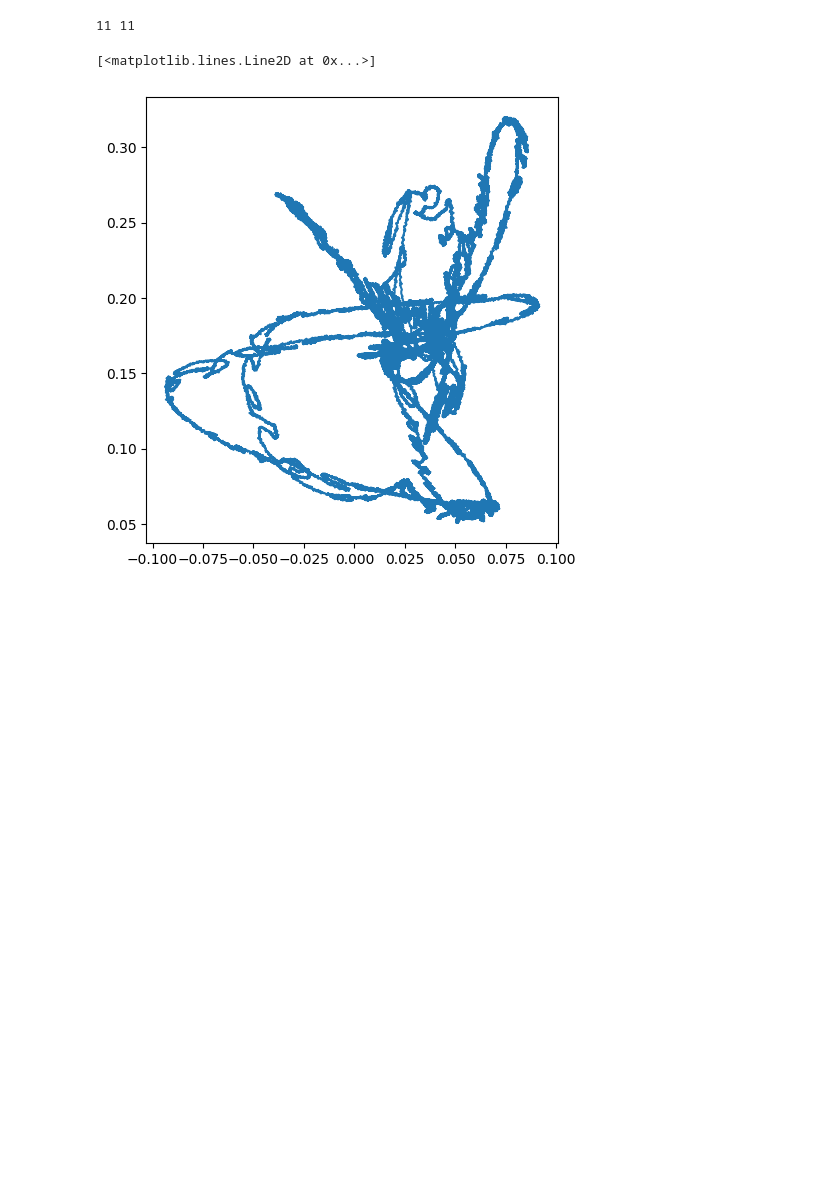
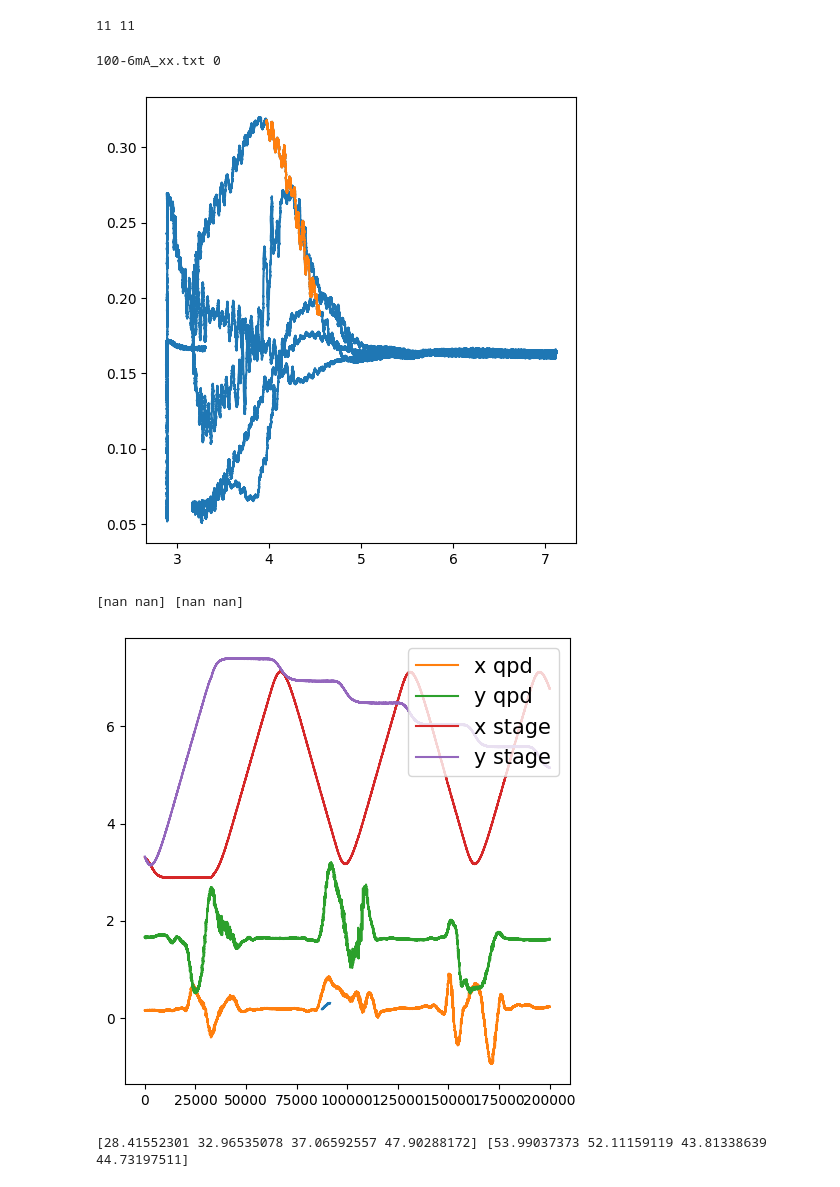
Before and after one commit to Snowton/jlab, a Jupyter notebook: Optical-Trap-master/analysis_copy.ipynb, the cells around one changed output. Cells and saved outputs as stored; diff of their text form; code cells hidden in the pictures; blank space fills up the shorter version.

Commit message:
move some files for better data access

```diff
--- a/Optical-Trap-master/analysis_copy.ipynb
+++ b/Optical-Trap-master/analysis_copy.ipynb
@@ -92,10 +153,29 @@ Processing data/Real/xyscan/493-3mA_xx.txt:
 # %%
 # Need to now find the part of the peaks where we fit a line for calibrating the QPD.
 print(len(xyscan_files), len(all_data))
+xyscan_files = [f.split("/")[-1] for f in xyscan_files]
 # %% [output]
 11 11
-# %%
-plt.plot(all_data[0][0])
-# %% [output]
-[<matplotlib.lines.Line2D at 0x...>]
-[figure, removed]
+# %%
+ind = 0
+print(xyscan_files[ind], 1 if 'y' in xyscan_files[ind] or 'Y' in xyscan_files[ind] else 0)
+specific = all_data[ind][1]
+# plt.plot(range(len(specific)), specific)
+plt.plot(all_data[ind][2], specific)
+plt.plot(all_data[ind][2][87500:91500], specific[87500:91500])
+plt.show()
+plt.plot(range(len(specific))[87500:91500], specific[87500:91500])
+popt, perr, chisq, yfit = fitlin(all_data[ind][2][87500:91500], specific[87500:91500], np.array([0]*(91500-87500)))
+print(popt, perr)
+plt.plot(all_data[ind][0] * 10, label='x qpd')
+plt.plot(all_data[ind][1] * 10, label='y qpd')
+plt.plot(all_data[ind][2], label='x stage')
+plt.plot(all_data[ind][3], label='y stage')
+# line_fit_intervals = [[[92000,101500]], [165000,169000], [153500,157500]]
+plt.legend(loc="upper right",fontsize=15,ncol = 1)
+line_fit_intervals = {'0,1'}
+# %% [output]
+100-6mA_xx.txt 0
+[figure, added]
+[nan nan] [nan nan]
+[figure, added]
@@ -101,0 +196,4 @@ plt.plot(all_data[0][0])
+# %%
+print(np.arctan(tantheta1) * 180/np.pi, np.arctan(tantheta2)* 180/np.pi)
+# %% [output]
+[28.41552301 32.96535078 37.06592557 47.90288172] [53.99037373 52.11159119 43.81338639 44.73197511]
```
Also changed, not shown: parts of 6 cells of this notebook, 49 other files.
